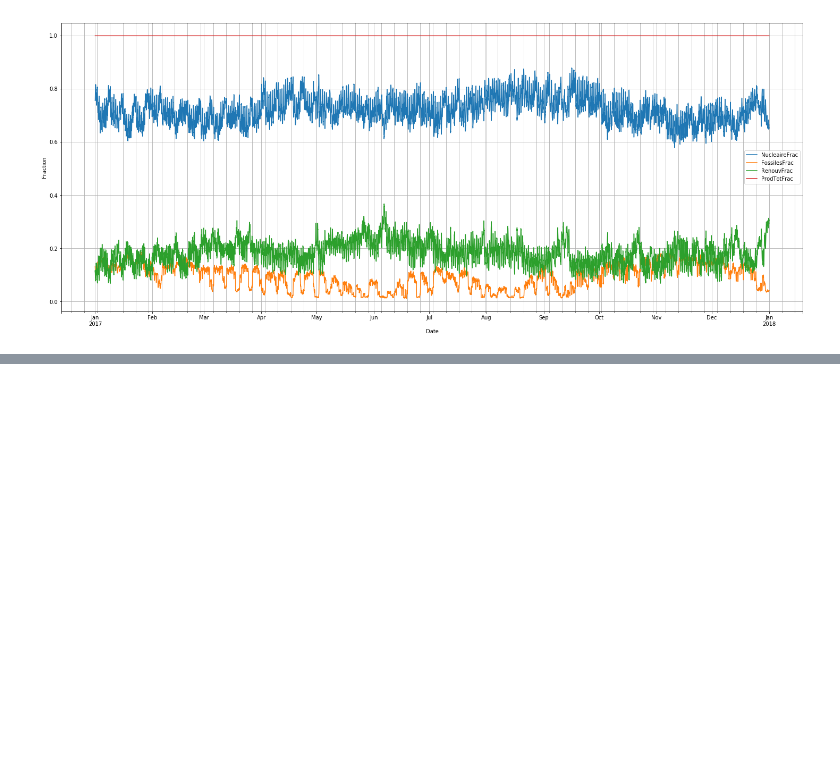
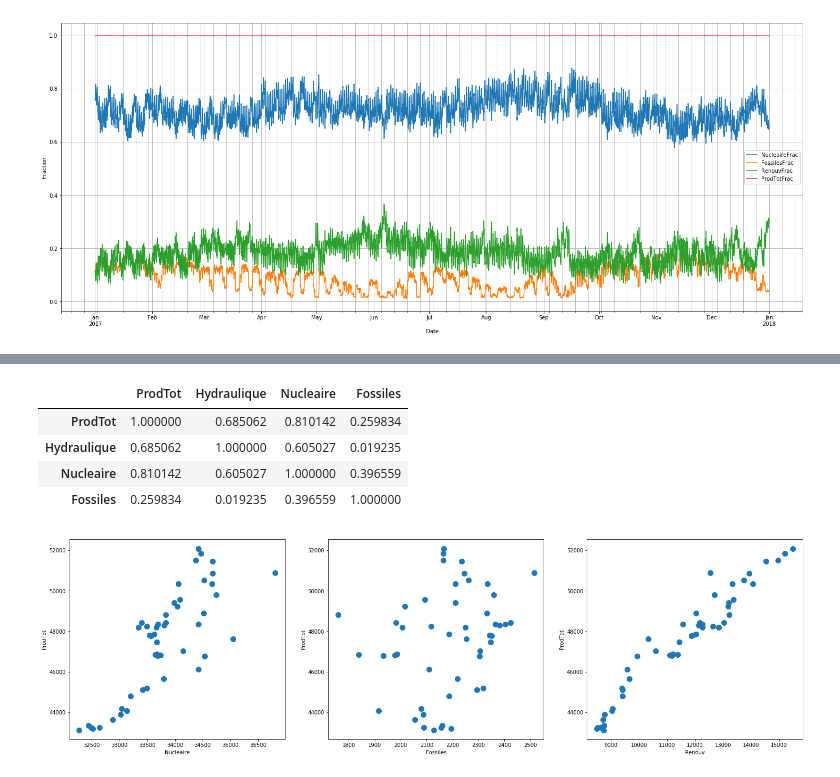
Before and after one commit to ebusato/EnergyAnalysis, a Jupyter notebook: EnergyAnalysis_RTE.ipynb, the cells around one changed output, grey strips where cells are left out. Saved outputs shown, nothing was run; the diff lists cells and outputs as text; code cells hidden in the pictures; blank space fills up the shorter version.

```diff
--- a/EnergyAnalysis_RTE.ipynb
+++ b/EnergyAnalysis_RTE.ipynb
@@ -182,0 +194,16 @@ ax.grid(True, which='minor', axis='x' )
+# %%
+fig, axes = plt.subplots(nrows=1, ncols=3, figsize=(25,7))
+dftemp = df3['2017-07-01' : '2017-07-01']
+dftemp.plot(kind='scatter', y='ProdTot', x='Nucleaire', ax=axes[0], s=100)
+dftemp.plot(kind='scatter', y='ProdTot', x='Fossiles', ax=axes[1], s=100)
+dftemp.plot(kind='scatter', y='ProdTot', x='Renouv', ax=axes[2], s=100)
+
+what = ['ProdTot', 'Hydraulique', 'Nucleaire', 'Fossiles']
+dftemp[what].corr()
+# %% [output]
+|  | ProdTot | Hydraulique | Nucleaire | Fossiles |
+| ProdTot | 1.000000 | 0.685062 | 0.810142 | 0.259834 |
+| Hydraulique | 0.685062 | 1.000000 | 0.605027 | 0.019235 |
+| Nucleaire | 0.810142 | 0.605027 | 1.000000 | 0.396559 |
+| Fossiles | 0.259834 | 0.019235 | 0.396559 | 1.000000 |
+[figure, added]
```
Also changed, not shown: parts of 4 cells of this notebook.
